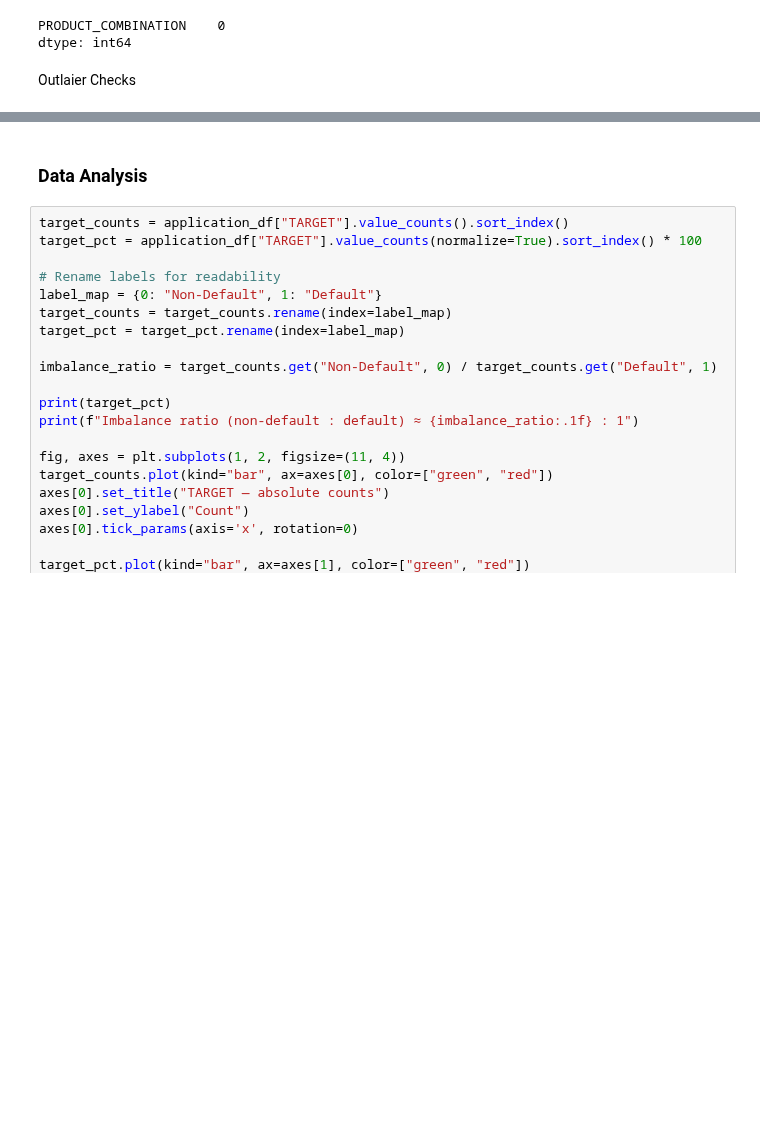
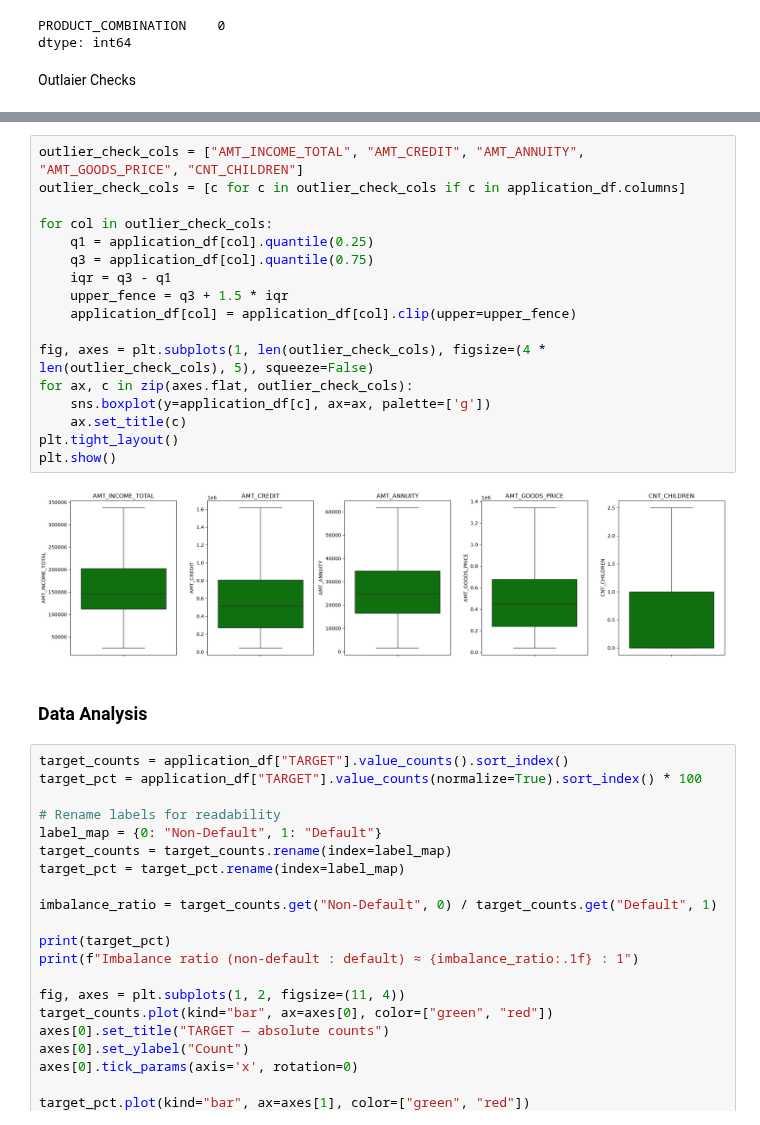
Before and after one commit to rakesh-kumar07/LogicMojo-AI-ML-June26-rakesh, a Jupyter notebook: EDA_Bank_Case_Study/Bank_loan_Assignment.ipynb, the cells around one changed output, grey strips where cells are left out. Saved outputs shown, nothing was run; the diff lists cells and outputs as text; blank space fills up the shorter version.

```diff
--- a/EDA_Bank_Case_Study/Bank_loan_Assignment.ipynb
+++ b/EDA_Bank_Case_Study/Bank_loan_Assignment.ipynb
@@ -1383,3 +1424,22 @@ plt.show()
+# %%
+outlier_check_cols = ["AMT_INCOME_TOTAL", "AMT_CREDIT", "AMT_ANNUITY", "AMT_GOODS_PRICE", "CNT_CHILDREN"]
+outlier_check_cols = [c for c in outlier_check_cols if c in application_df.columns]
+
+for col in outlier_check_cols:
+    q1 = application_df[col].quantile(0.25)
+    q3 = application_df[col].quantile(0.75)
+    iqr = q3 - q1
+    upper_fence = q3 + 1.5 * iqr
+    application_df[col] = application_df[col].clip(upper=upper_fence)
+
+fig, axes = plt.subplots(1, len(outlier_check_cols), figsize=(4 * len(outlier_check_cols), 5), squeeze=False)
+for ax, c in zip(axes.flat, outlier_check_cols):
+    sns.boxplot(y=application_df[c], ax=ax, palette=['g'])
+    ax.set_title(c)
+plt.tight_layout()
+plt.show()
+# %% [output]
+[figure, added]
 # %% [markdown]
 ### Data Analysis
 # %%
```
Also changed, not shown: parts of 23 cells of this notebook.
